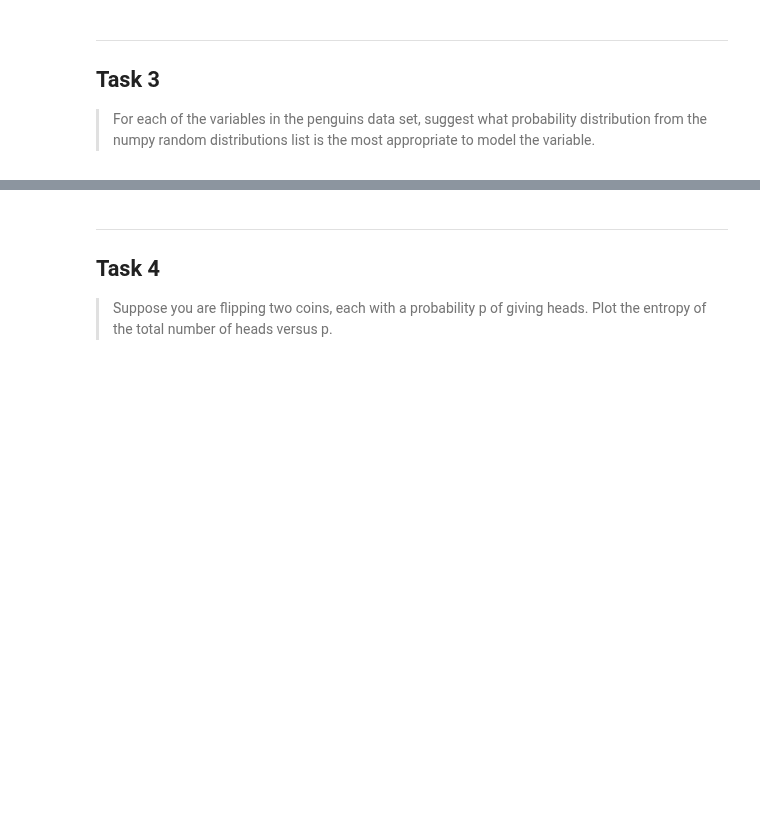
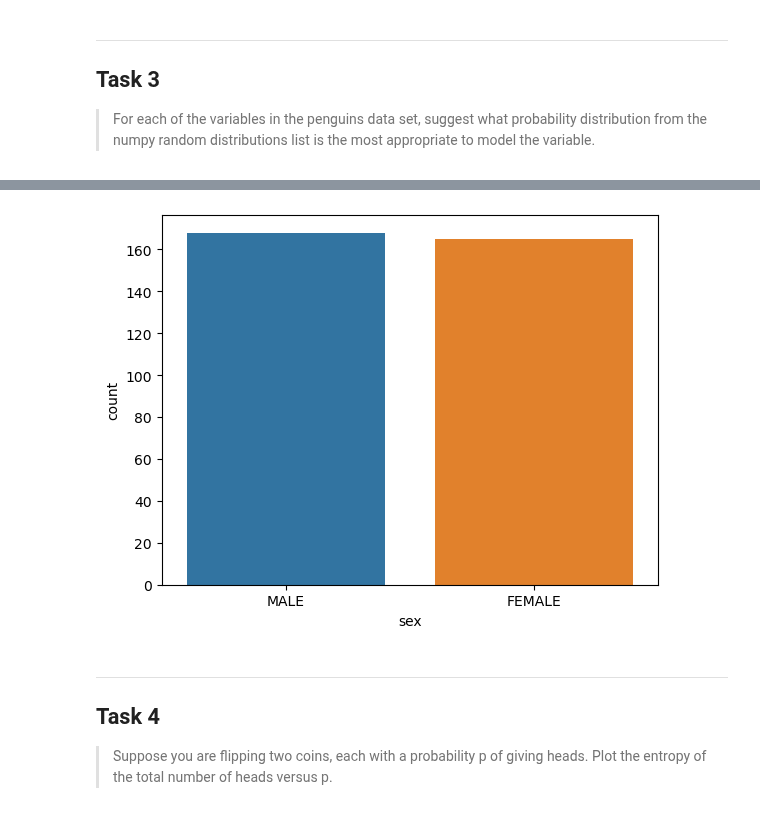
Before and after one commit to claretubs/fundamentals-data-analysis-project, a Jupyter notebook: tasks.ipynb, the cells around one changed output, grey strips where cells are left out. Cells and saved outputs as stored; diff of their text form; code cells hidden in the pictures; blank space fills up the shorter version.

```diff
--- a/tasks.ipynb
+++ b/tasks.ipynb
@@ -94,3 +128,9 @@ is the most appropriate to model the variable.
+# %%
+# Probability Distribution for Sex variable
+sns.countplot(data = df, x = "sex")
+plt.show()
+# %% [output]
+[figure, added]
 # %% [markdown]
 ***
 ## Task 4
```
Also changed, not shown: parts of 5 cells of this notebook.
